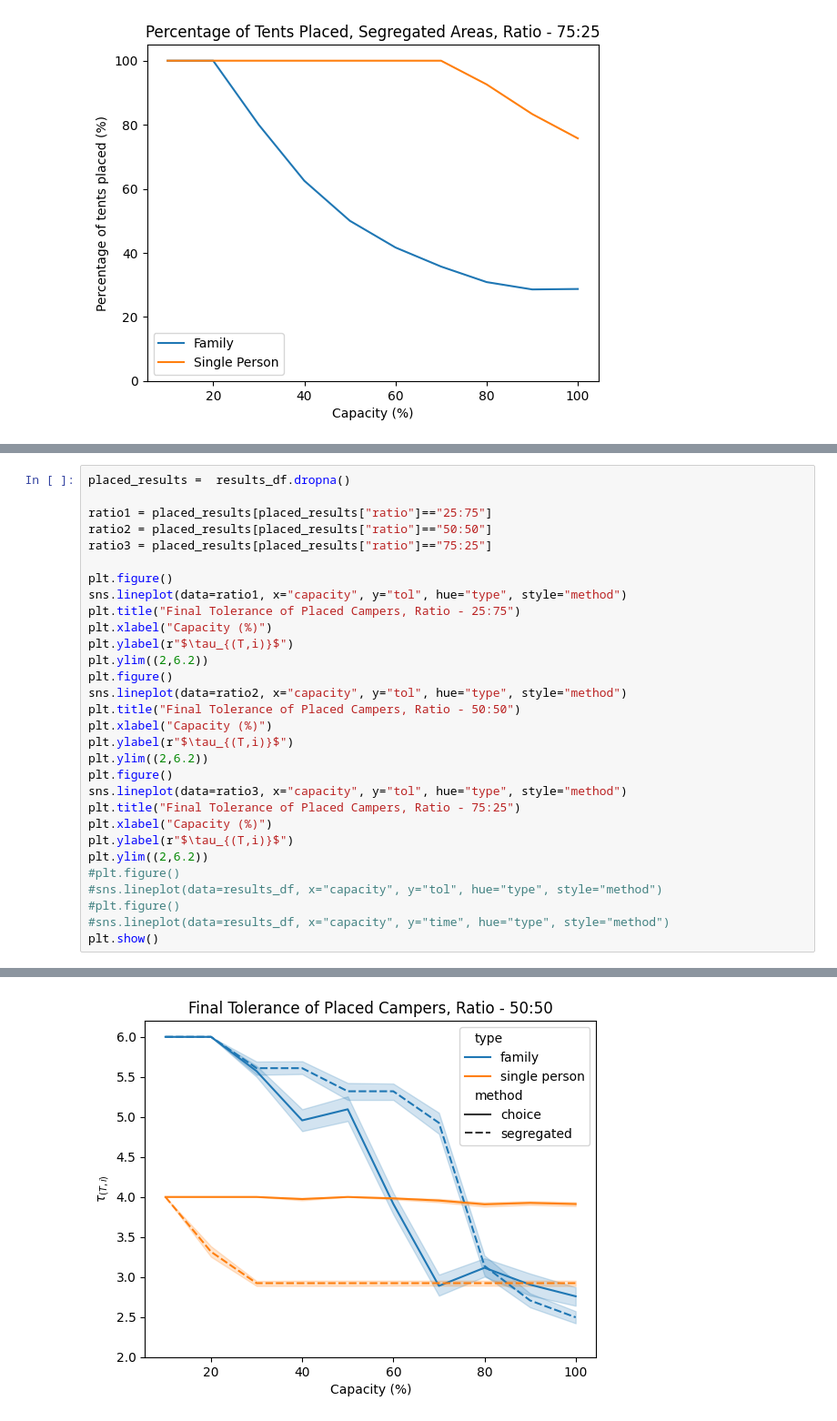
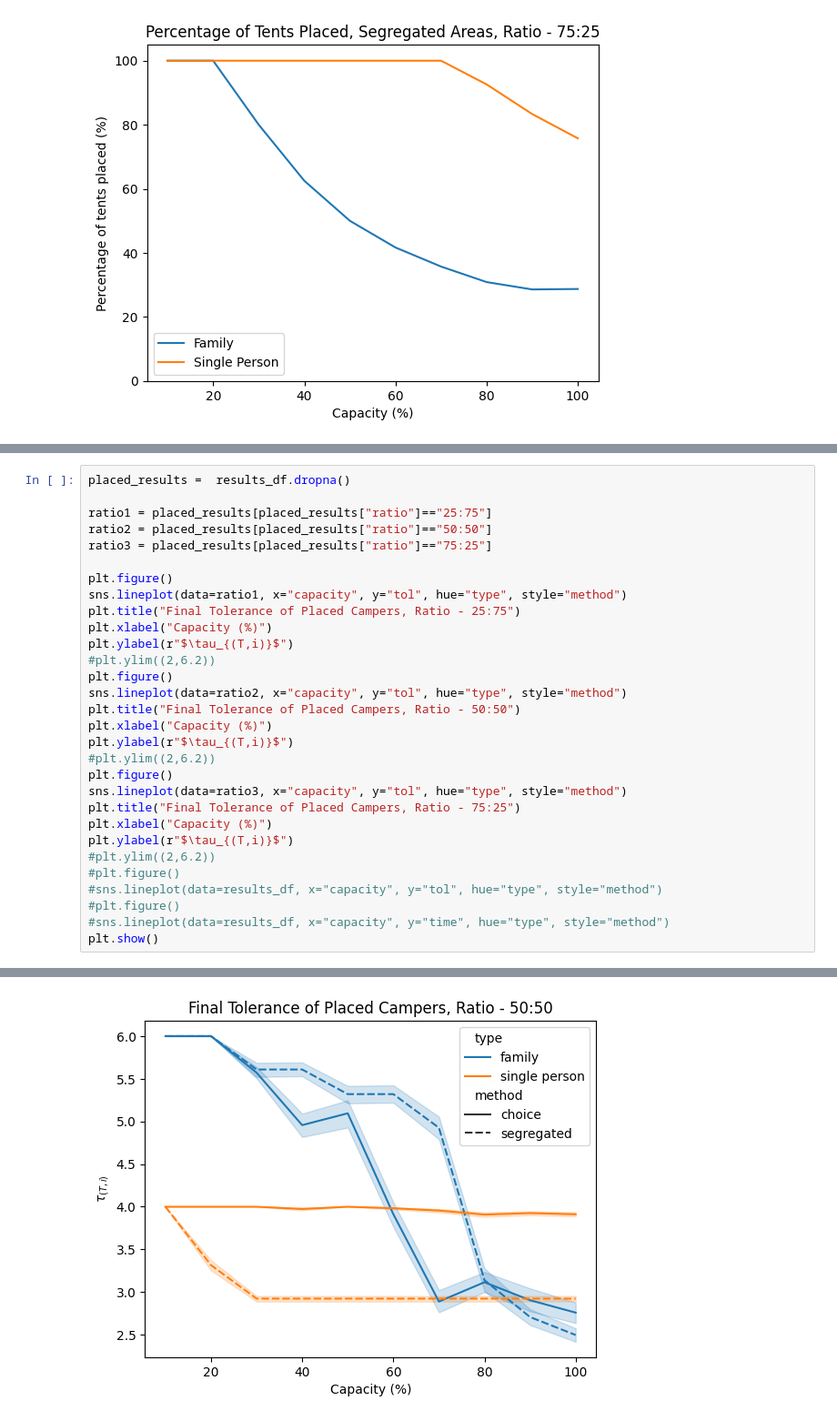
Before and after one commit to rjen99/camping-agents, a Jupyter notebook: plot_results_2.ipynb, the cells around one changed output, grey strips where cells are left out. Shown: that part at 91% size. Saved outputs shown, nothing was run; the diff lists cells and outputs as text.

```diff
--- a/plot_results_2.ipynb
+++ b/plot_results_2.ipynb
@@ -275,19 +277,19 @@ sns.lineplot(data=ratio1, x="capacity", y="tol", hue="type", style="method")
 plt.title("Final Tolerance of Placed Campers, Ratio - 25:75")
 plt.xlabel("Capacity (%)")
 plt.ylabel(r"$\tau_{(T,i)}$")
-plt.ylim((2,6.2))
+#plt.ylim((2,6.2))
 plt.figure()
 sns.lineplot(data=ratio2, x="capacity", y="tol", hue="type", style="method")
 plt.title("Final Tolerance of Placed Campers, Ratio - 50:50")
 plt.xlabel("Capacity (%)")
 plt.ylabel(r"$\tau_{(T,i)}$")
-plt.ylim((2,6.2))
+#plt.ylim((2,6.2))
 plt.figure()
 sns.lineplot(data=ratio3, x="capacity", y="tol", hue="type", style="method")
 plt.title("Final Tolerance of Placed Campers, Ratio - 75:25")
 plt.xlabel("Capacity (%)")
 plt.ylabel(r"$\tau_{(T,i)}$")
-plt.ylim((2,6.2))
+#plt.ylim((2,6.2))
 #plt.figure()
 #sns.lineplot(data=results_df, x="capacity", y="tol", hue="type", style="method")
 #plt.figure()
@@ -298 +300 @@ plt.show()
-[figure, old version]
+[figure, new version]
```
Also changed, not shown: parts of 4 cells of this notebook, 1 other file.
